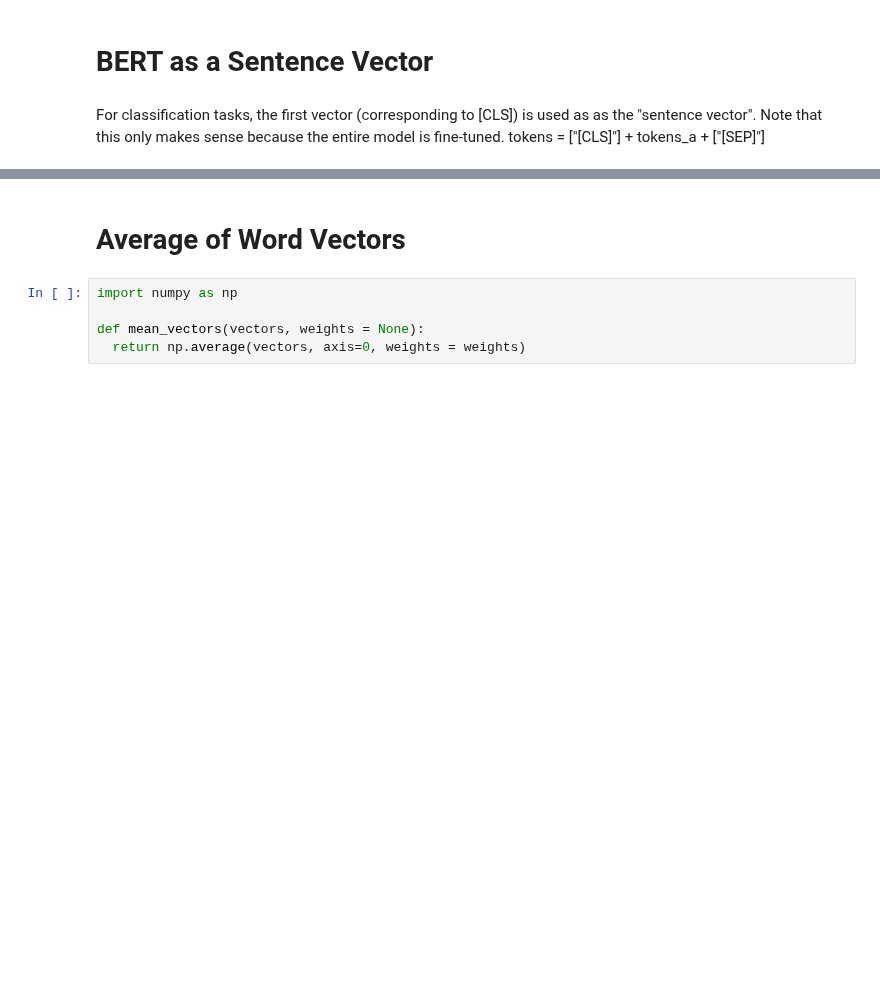
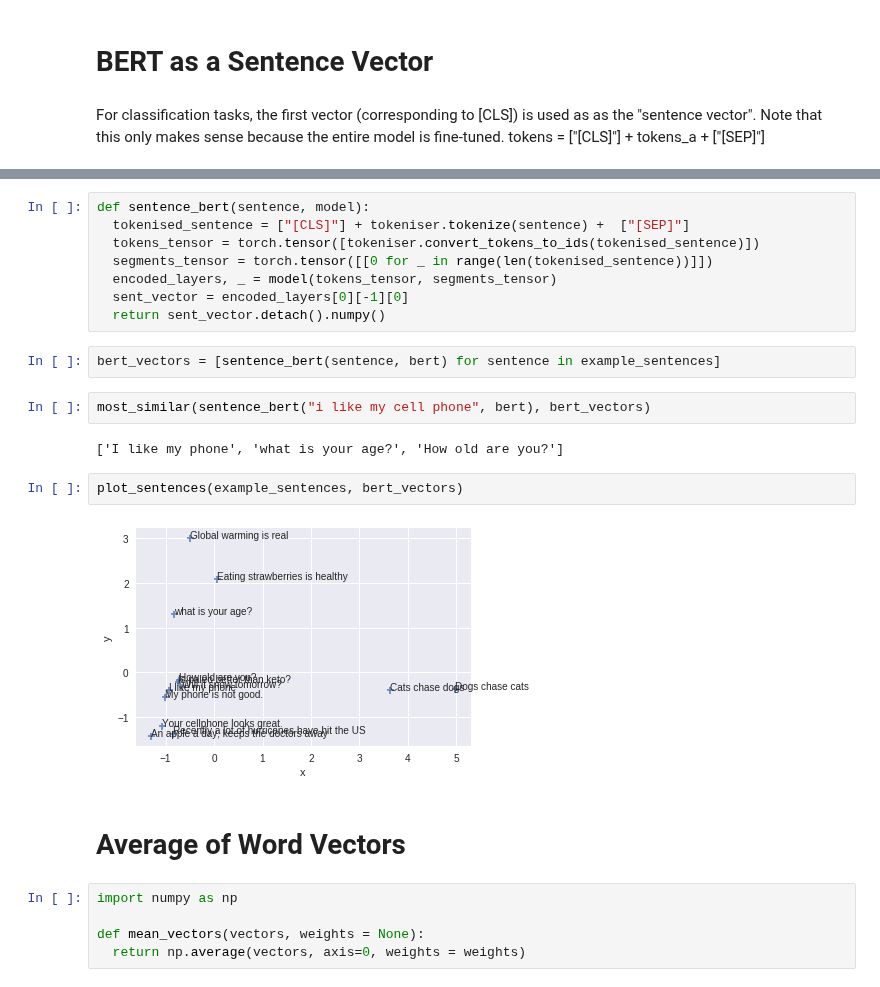
Before and after one commit to mohammedterry/NLP_for_ML, a Jupyter notebook: Sentence_Embeddings.ipynb, the cells around one changed output, grey strips where cells are left out. Saved outputs shown, nothing was run; the diff lists cells and outputs as text; blank space fills up the shorter version.

```diff
--- a/Sentence_Embeddings.ipynb
+++ b/Sentence_Embeddings.ipynb
@@ -121,3 +182,21 @@ For classification tasks, the first vector (corresponding to [CLS]) is used as a
+# %%
+def sentence_bert(sentence, model):
+  tokenised_sentence = ["[CLS]"] + tokeniser.tokenize(sentence) +  ["[SEP]"]
+  tokens_tensor = torch.tensor([tokeniser.convert_tokens_to_ids(tokenised_sentence)])
+  segments_tensor = torch.tensor([[0 for _ in range(len(tokenised_sentence))]])
+  encoded_layers, _ = model(tokens_tensor, segments_tensor)
+  sent_vector = encoded_layers[0][-1][0]
+  return sent_vector.detach().numpy()
+# %%
+bert_vectors = [sentence_bert(sentence, bert) for sentence in example_sentences]
+# %%
+most_similar(sentence_bert("i like my cell phone", bert), bert_vectors)
+# %% [output]
+['I like my phone', 'what is your age?', 'How old are you?']
+# %%
+plot_sentences(example_sentences, bert_vectors)
+# %% [output]
+[figure, added]
 # %% [markdown]
 # Average of Word Vectors
 # %%
```
Also changed, not shown: parts of 53 cells of this notebook.
